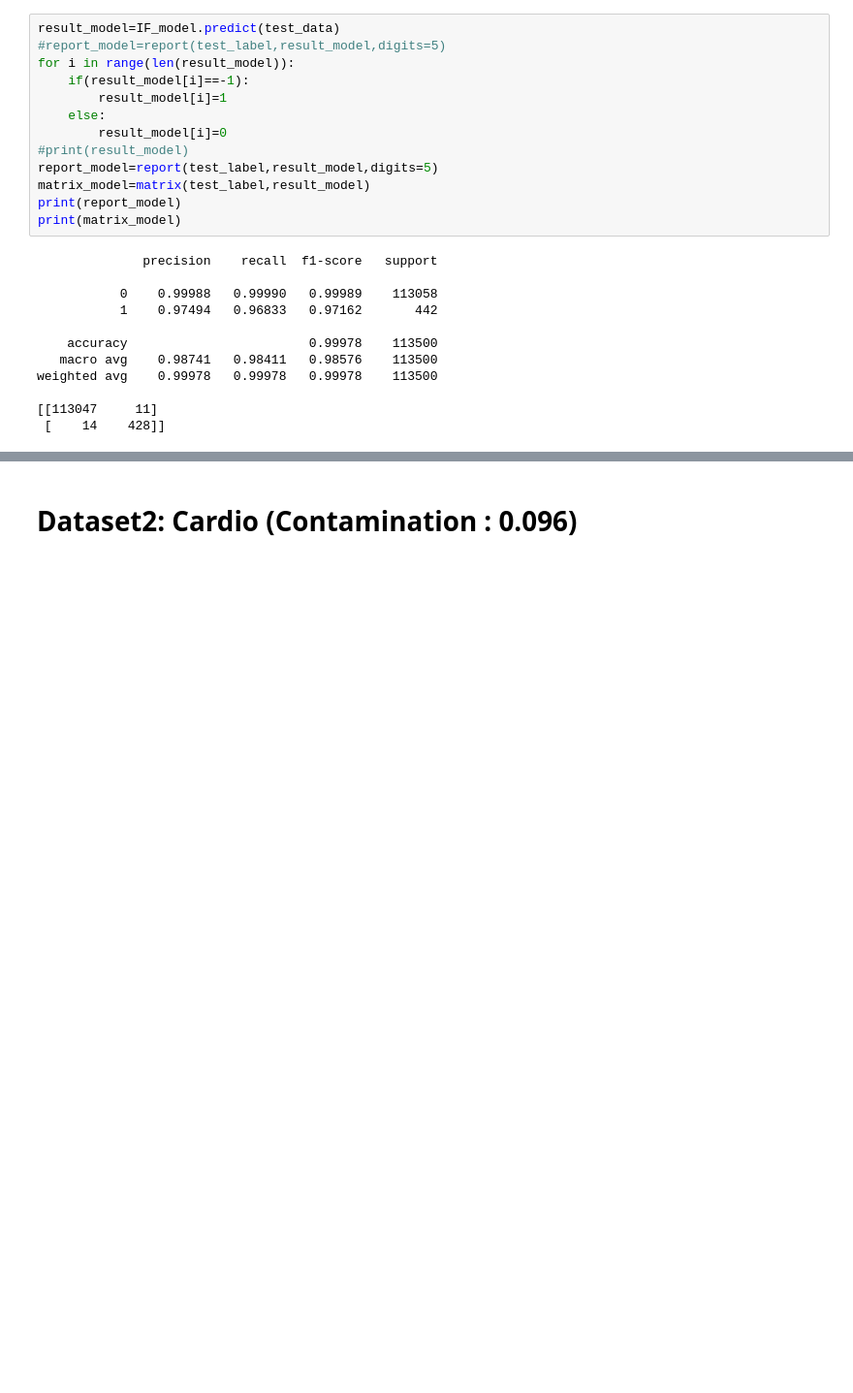
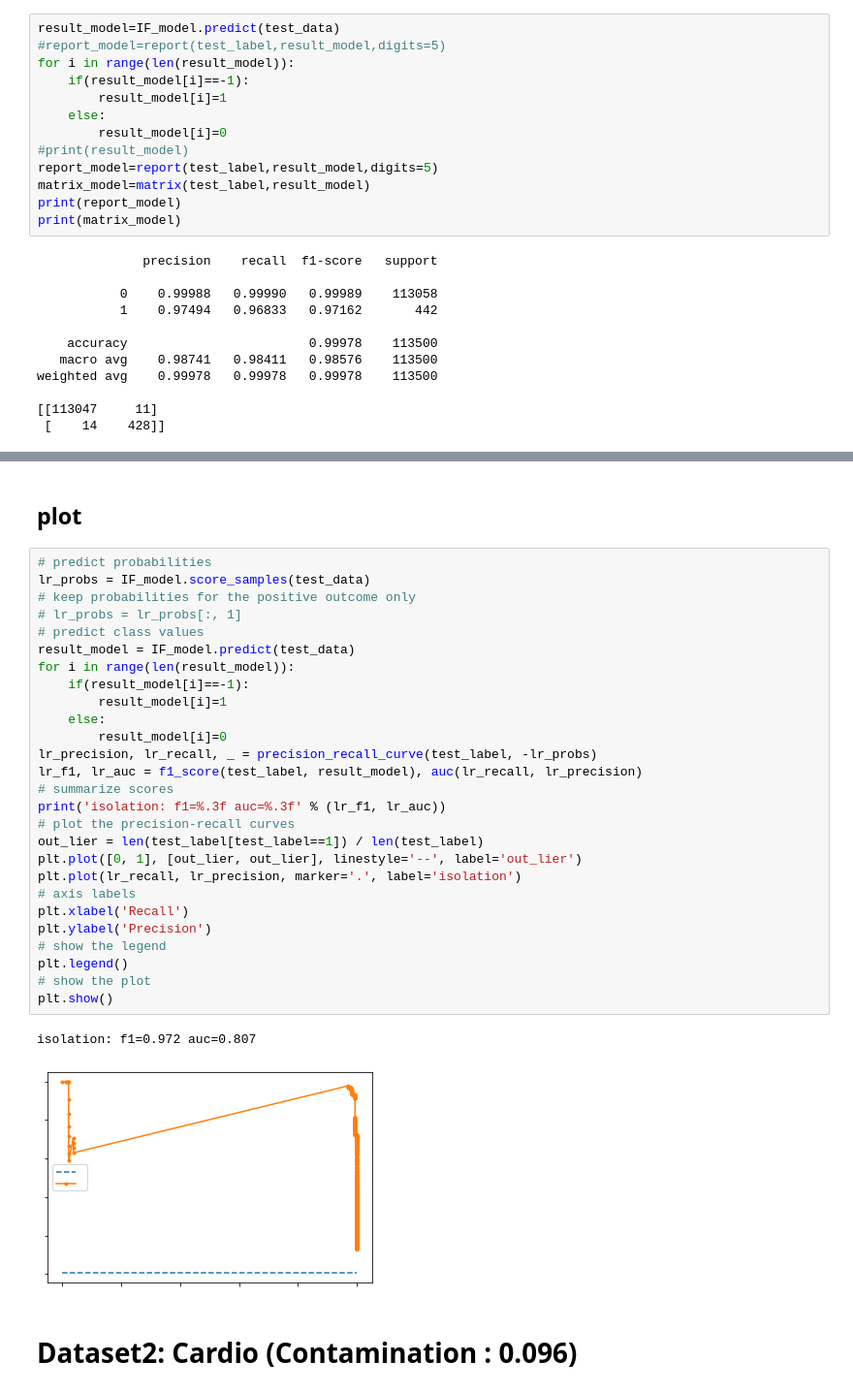
Before and after one commit to ahsanMah/COMP562_Project, a Jupyter notebook: Isolation_Forest.ipynb, the cells around one changed output, grey strips where cells are left out. Shown: that part at 97% size. Drawn from its saved outputs; the diff is of its cells as text; blank space fills up the shorter version.

Commit message:
isolationForest

```diff
--- a/Isolation_Forest.ipynb
+++ b/Isolation_Forest.ipynb
@@ -143,3 +149,35 @@ plt.show()
+# %% [markdown]
+## plot
+# %%
+# predict probabilities
+lr_probs = IF_model.score_samples(test_data)
+# keep probabilities for the positive outcome only
+# lr_probs = lr_probs[:, 1]
+# predict class values
+result_model = IF_model.predict(test_data)
+for i in range(len(result_model)):
+    if(result_model[i]==-1):
+        result_model[i]=1
+    else:
+        result_model[i]=0
+lr_precision, lr_recall, _ = precision_recall_curve(test_label, -lr_probs)
+lr_f1, lr_auc = f1_score(test_label, result_model), auc(lr_recall, lr_precision)
+# summarize scores
+print('isolation: f1=%.3f auc=%.3f' % (lr_f1, lr_auc))
+# plot the precision-recall curves
+out_lier = len(test_label[test_label==1]) / len(test_label)
+plt.plot([0, 1], [out_lier, out_lier], linestyle='--', label='out_lier')
+plt.plot(lr_recall, lr_precision, marker='.', label='isolation')
+# axis labels
+plt.xlabel('Recall')
+plt.ylabel('Precision')
+# show the legend
+plt.legend()
+# show the plot
+plt.show()
+# %% [output]
+isolation: f1=0.972 auc=0.807
+[figure, added]
 # %% [markdown]
 # Dataset2: Cardio (Contamination : 0.096)
 # %% [markdown]
```
Also changed, not shown: parts of 27 cells of this notebook.
